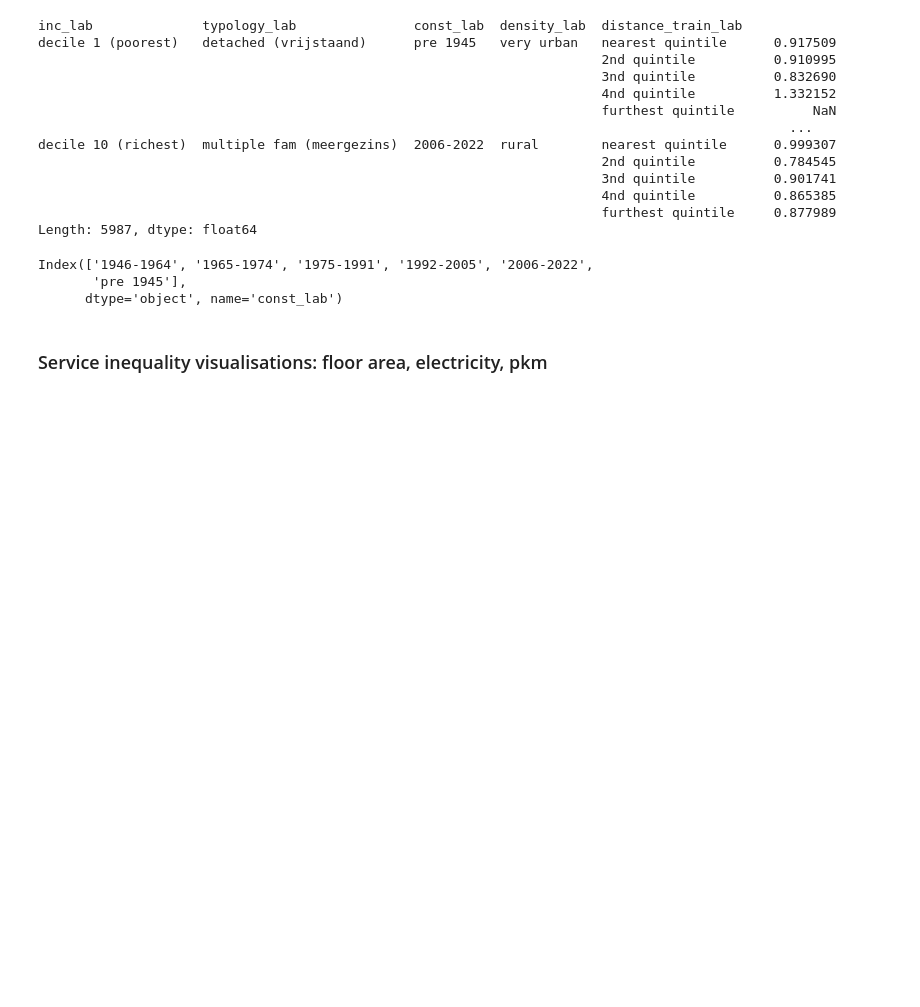
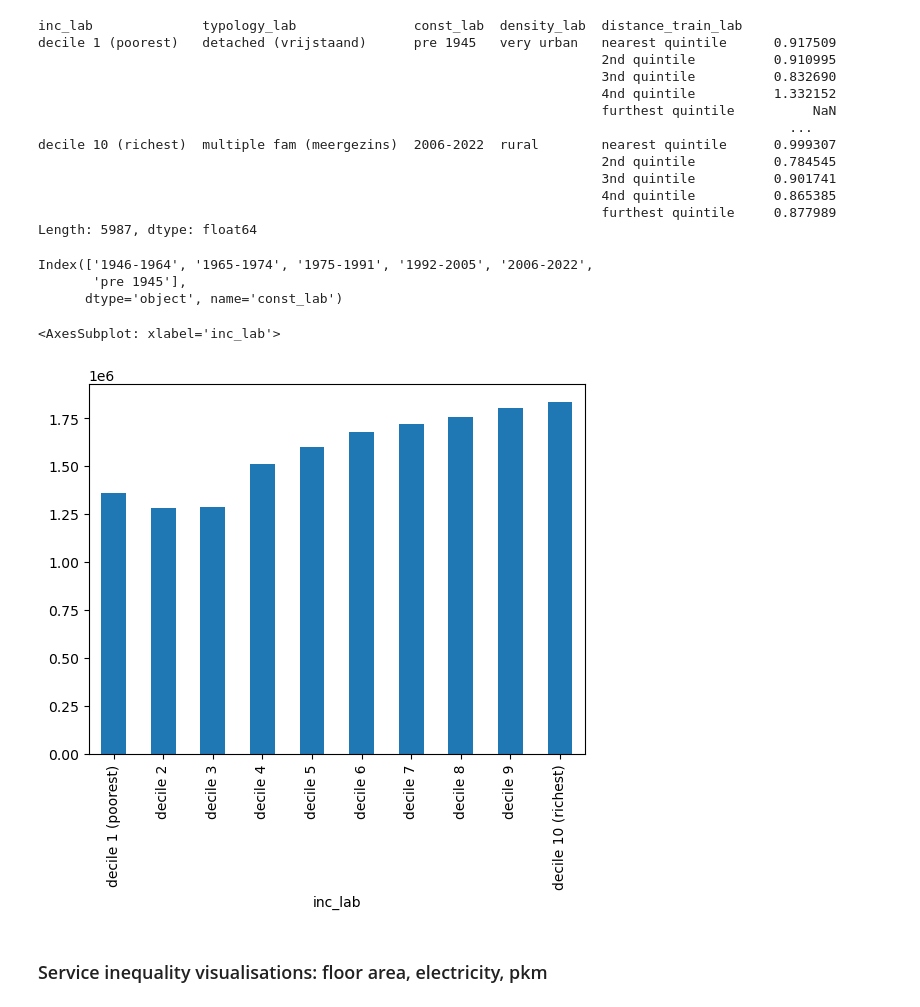
Before and after one commit to MiraVos/housing-footprints, a Jupyter notebook: footprints_main.ipynb, the cells around one changed output. Cells and saved outputs as stored; diff of their text form; code cells hidden in the pictures; blank space fills up the shorter version.

```diff
--- a/footprints_main.ipynb
+++ b/footprints_main.ipynb
@@ -110,6 +110,11 @@ use.index.levels[2]
 Index(['1946-1964', '1965-1974', '1975-1991', '1992-2005', '2006-2022',
        'pre 1945'],
       dtype='object', name='const_lab')
+# %%
+use['n_hhdmem2019'].groupby(level=0, sort=False).sum().plot(kind='bar')
+# %% [output]
+<AxesSubplot: xlabel='inc_lab'>
+[figure, added]
 # %% [markdown]
 ### Service inequality visualisations: floor area, electricity, pkm
 # %% [markdown]
```
Also changed, not shown: parts of 5 cells of this notebook.
